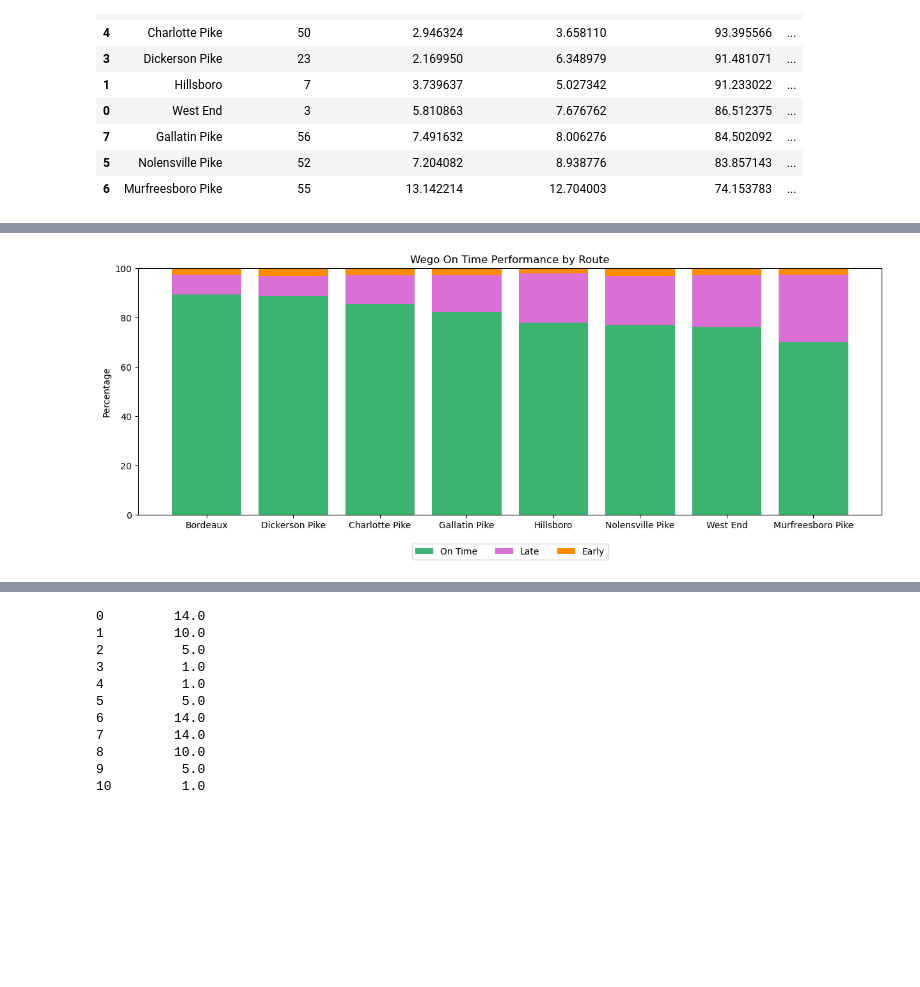
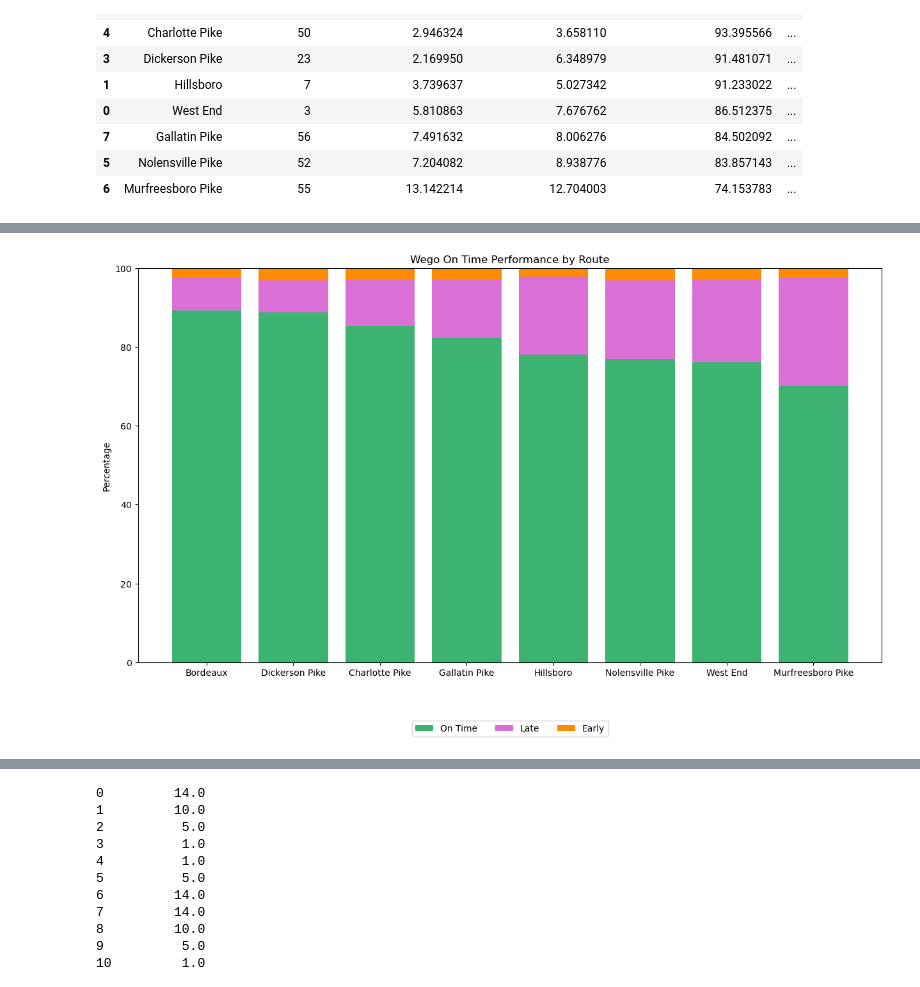
Before and after one commit to NSS-Data-Analytics-Cohort-11/wego-boomers, a Jupyter notebook: notebooks/wego.ipynb, the cells around one changed output, grey strips where cells are left out. Cells and saved outputs as stored; diff of their text form; code cells hidden in the pictures; blank space fills up the shorter version.

```diff
--- a/notebooks/wego.ipynb
+++ b/notebooks/wego.ipynb
@@ -525,22 +529,22 @@ route_on_time.insert(0, 'Route', ['Bordeaux','Dickerson Pike','Charlotte Pike','
 # %%
 x=route_on_time['Route']
 y3=route_on_time['ADJUSTED_EARLY_COUNT']
 y2=route_on_time['ADJUSTED_LATE_COUNT']
 y1=route_on_time['ADJUSTED_ONTIME_COUNT']
 # y4=wego_day['HEADWAY_IS_UNKNOWN']
 
-plt.figure(figsize=(15,5))
+plt.figure(figsize=(15,8))
 
 plt.bar(x, y1, color='mediumseagreen')
 plt.bar(x, y2, bottom=y1, color='orchid')
 plt.bar(x, y3, bottom=y1+y2, color='darkorange')
 # plt.bar(x, y4, bottom=y1+y2+y3, color='g')
 # plt.xlabel("Route")
 plt.ylabel("Percentage")
 plt.legend(["Early", "Late", "On Time"])
 plt.ylim((0,100))
 plt.title("Wego On Time Performance by Route")
 plt.legend(loc='lower center', bbox_to_anchor=(0.5, -0.2), ncol=3, labels=['On Time', 'Late', 'Early'])
 plt.show()
 # %% [output]
-[figure, old version]
+[figure, new version]
```
Also changed, not shown: parts of 10 cells of this notebook.
